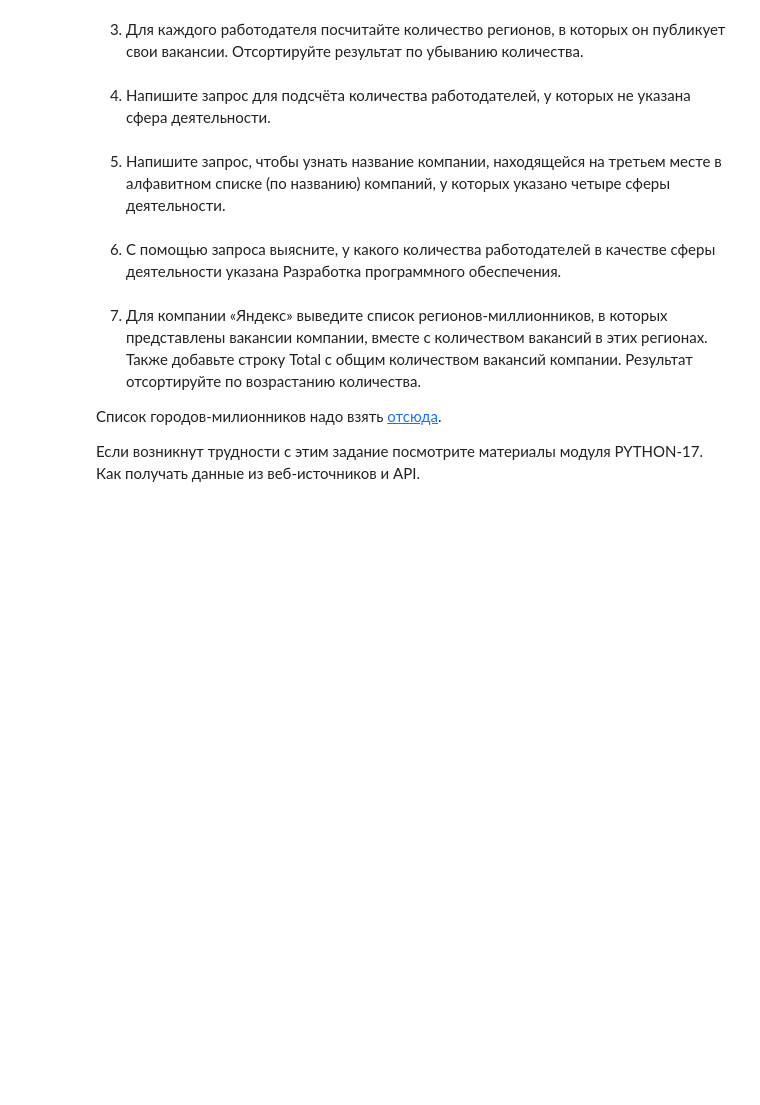
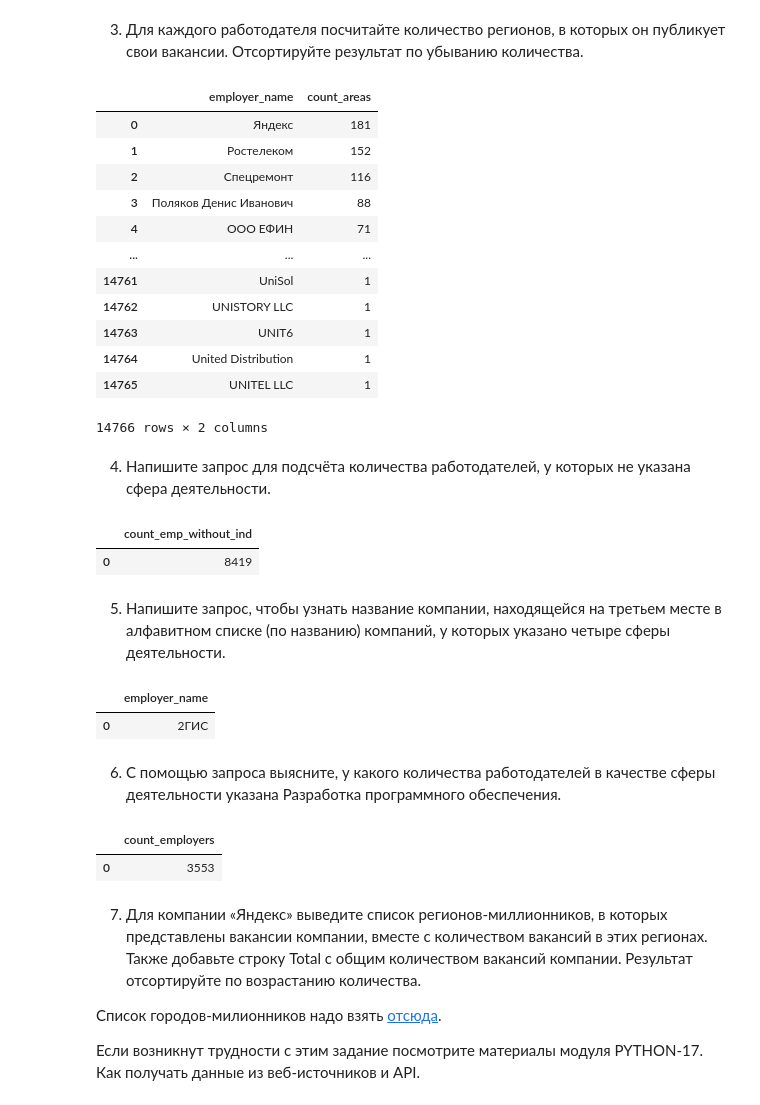
Before and after one commit to vokhmianin-da/Project2_HH_analysis, a Jupyter notebook: Project_2_Notebook.ipynb, the cells around one changed output. Cells and saved outputs as stored; diff of their text form; code cells hidden in the pictures; blank space fills up the shorter version.

```diff
--- a/Project_2_Notebook.ipynb
+++ b/Project_2_Notebook.ipynb
@@ -263,8 +320,35 @@ barplot.grid()
 3. Для каждого работодателя посчитайте количество регионов, в которых он публикует свои вакансии. Отсортируйте результат по убыванию количества.
 # %%
 # текст запроса
+query_5_3 = f'''SELECT
+    emp.name AS employer_name, --работодатели
+    COUNT(DISTINCT v.area_id) AS count_areas --количество регионов
+FROM employers AS emp
+/*
+присоединяем таблицу вакансий
+где id работодателя равен id вакансии работодателя
+*/
+JOIN vacancies AS v ON v.employer_id=emp.id
+GROUP BY emp.name -- группируем по работодателю
+ORDER BY count_areas DESC -- сортируем по количеству вакансий в порядке убывания'''
 # %%
 # результат запроса
+count_area_of_employers = pd.read_sql_query(query_5_3, connection)
+display(count_area_of_employers)
+# %% [output]
+|  | employer_name | count_areas |
+| 0 | Яндекс | 181 |
+| 1 | Ростелеком | 152 |
+| 2 | Спецремонт | 116 |
+| 3 | Поляков Денис Иванович | 88 |
+| 4 | ООО ЕФИН | 71 |
+| ... | ... | ... |
+| 14761 | UniSol | 1 |
+| 14762 | UNISTORY LLC | 1 |
+| 14763 | UNIT6 | 1 |
+| 14764 | United Distribution | 1 |
+| 14765 | UNITEL LLC | 1 |
+14766 rows × 2 columns
 # %% [markdown]
 4. Напишите запрос для подсчёта количества работодателей, у которых не указана сфера деятельности.
 # %%
@@ -272,5 +365,10 @@ barplot.grid()
 # %%
 # результат запроса
+count_emp_without_ind = pd.read_sql_query(query_5_4, connection)
+display(count_emp_without_ind)
+# %% [output]
+|  | count_emp_without_ind |
+| 0 | 8419 |
 # %% [markdown]
 5. Напишите запрос, чтобы узнать название компании, находящейся на третьем месте в алфавитном списке (по названию) компаний, у которых указано четыре сферы деятельности.
 # %%
@@ -278,5 +389,10 @@ barplot.grid()
 # %%
 # результат запроса
+employer_name_with_four_ind = pd.read_sql_query(query_5_5, connection)
+display(employer_name_with_four_ind)
+# %% [output]
+|  | employer_name |
+| 0 | 2ГИС |
 # %% [markdown]
 6. С помощью запроса выясните, у какого количества работодателей в качестве сферы деятельности указана Разработка программного обеспечения.
 # %%
@@ -284,5 +416,10 @@ barplot.grid()
 # %%
 # результат запроса
+employers_of_it = pd.read_sql_query(query_5_6, connection)
+display(employers_of_it)
+# %% [output]
+|  | count_employers |
+| 0 | 3553 |
 # %% [markdown]
 7. Для компании «Яндекс» выведите список регионов-миллионников, в которых представлены вакансии компании, вместе с количеством вакансий в этих регионах. Также добавьте строку Total с общим количеством вакансий компании. Результат отсортируйте по возрастанию количества.
 
```
Also changed, not shown: parts of 7 cells of this notebook.
